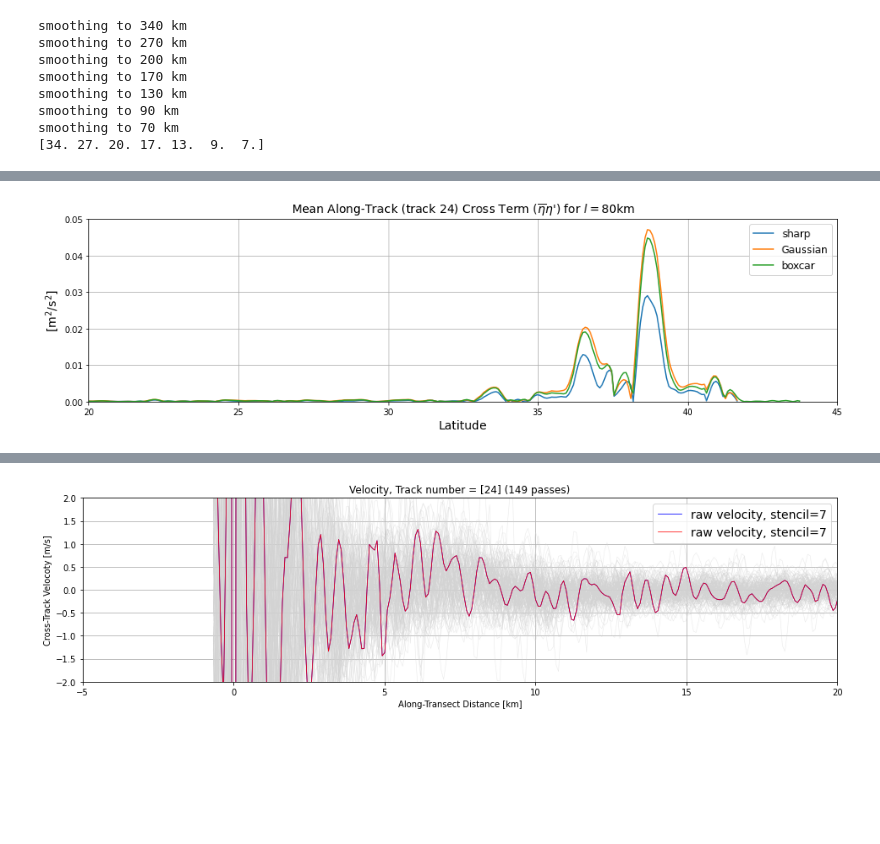
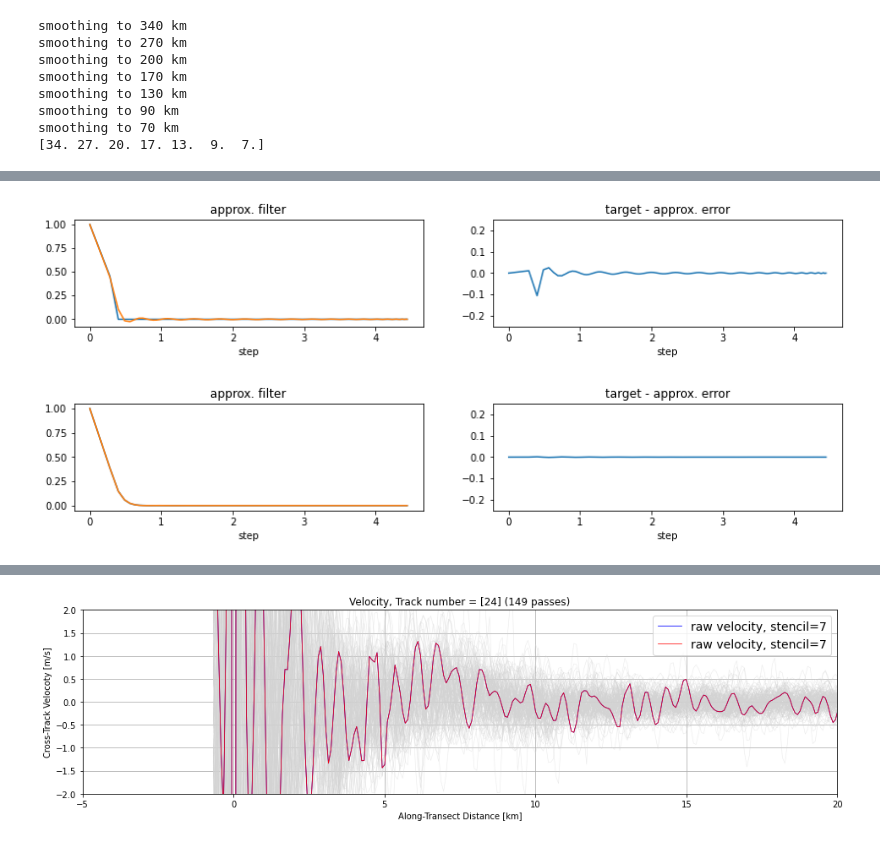
Before and after one commit to ocean-eddy-cpt/WP1T2-2D-EKE-Analysis, a Jupyter notebook: global_along_track.ipynb, the cells around one changed output, grey strips where cells are left out. Cells and saved outputs as stored; diff of their text form; code cells hidden in the pictures; blank space fills up the shorter version.

Commit message:
adjusted to ensure boxcar, gaussian, sharp filter scales are consistent

```diff
--- a/global_along_track.ipynb
+++ b/global_along_track.ipynb
@@ -377,36 +269,19 @@ del eta_grad
 # %%
-# VELOCITY FILTERING EXAMPLE
-sla_taper = Filter(N, 'Taper', plot_filter, sla_t_win, hor_grid_spacing, 8)
+# SLA FILTERING EXAMPLE
+# re-INITIALIZE filter scales for example below
+plot_filter = 1            # show filter relative to target w/ error
+N = 35                     # filter steps (computational choice)
+dx = 1
+LfB = 17     # boxcar (full width of filter)
+LfT = LfB/2   # sharp
+LfG = LfB/np.sqrt(6)         # gaussian
+
+sla_taper = Filter(N, 'Taper', sla_t_win, dx, LfT, plot_filter=1)
 # sla_sq_taper = Filter(N, 'Taper', plot_filter, total_vel_sq, hor_grid_spacing, coarsening_factor0*2)
-sla_gauss = Filter(N, 'Gaussian', plot_filter, sla_t_win, hor_grid_spacing, 8)
+sla_gauss = Filter(N, 'Gaussian', sla_t_win, dx, LfG, plot_filter=1)
 # sla_sq_gauss = Filter(N, 'Gaussian', plot_filter, total_vel_sq, hor_grid_spacing, coarsening_factor0*2)
-sla_boxcar = smooth_tracks_boxcar(dist, sla_t_win, 8)
+sla_boxcar = Filter(N, 'boxcar', sla_t_win, dx, LfB, plot_filter=1)
 # sla_sq_boxcar = smooth_tracks_boxcar(dist, total_vel_sq, coarsening_factor0*2)
+# %% [output]
+[figure, added]
+[figure, added]
-# %%
-# cross term comparison
-# u = u_bar + u_prime (where bar represents the above applied spatial filter)
-# u_bar*u_prime
-f, ax = plt.subplots(1,1,figsize=(16,4))
-taper_prime = np.nan*np.ones(np.shape(total_vel[gid]))
-gauss_prime = np.nan*np.ones(np.shape(total_vel[gid]))
-boxcar_prime = np.nan*np.ones(np.shape(total_vel[gid]))
-for i in range(np.shape(total_vel[gid])[0]):
-    taper_prime[i, :] = sla_taper[gid][i, :]*(sla_t_win[gid][i, :] - sla_taper[gid][i, :])
-    gauss_prime[i, :] = sla_gauss[gid][i, :]*(sla_t_win[gid][i, :] - sla_gauss[gid][i, :])
-    boxcar_prime[i, :] = sla_boxcar[gid][i, :]*(sla_t_win[gid][i, :] - sla_boxcar[gid][i, :])
-ax.plot(lat_record[gid], np.abs(np.nanmean(taper_prime, axis=0)), label='sharp')
-ax.plot(lat_record[gid], np.abs(np.nanmean(gauss_prime, axis=0)), label='Gaussian')
-ax.plot(lat_record[gid], np.abs(np.nanmean(boxcar_prime, axis=0)), label='boxcar')
-ax.set_ylim([0, .05])
-# ax.set_yscale('log')
-ax.set_xlim([20, 45])
-ax.set_ylabel('[m$^2$/s$^2$]', fontsize=14)
-ax.set_xlabel('Latitude', fontsize=14)
-ax.set_title(r"Mean Along-Track (track " + str(np.int(track_record[gid])) + ") Cross Term ($\overline{\eta}\eta$') for $l = 80$km", fontsize=14)
-handles, labels = ax.get_legend_handles_labels()
-ax.legend(handles, labels, fontsize=12)
-ax.grid()
-ax.plot()
-f.savefig(this_sat + '_filter_comparisons', dpi=300)
-# %% [output]
-[figure, removed]
```
Also changed, not shown: parts of 21 cells of this notebook, 2 other files.
